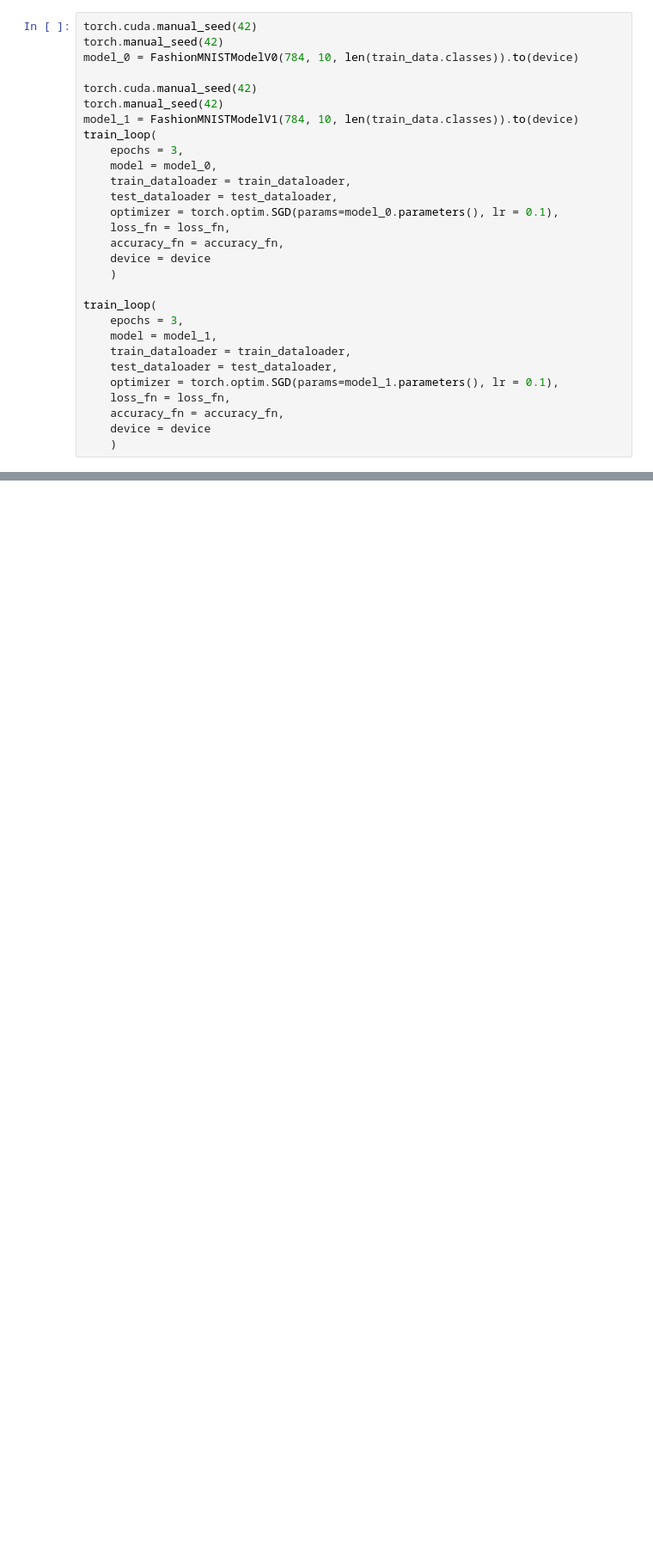
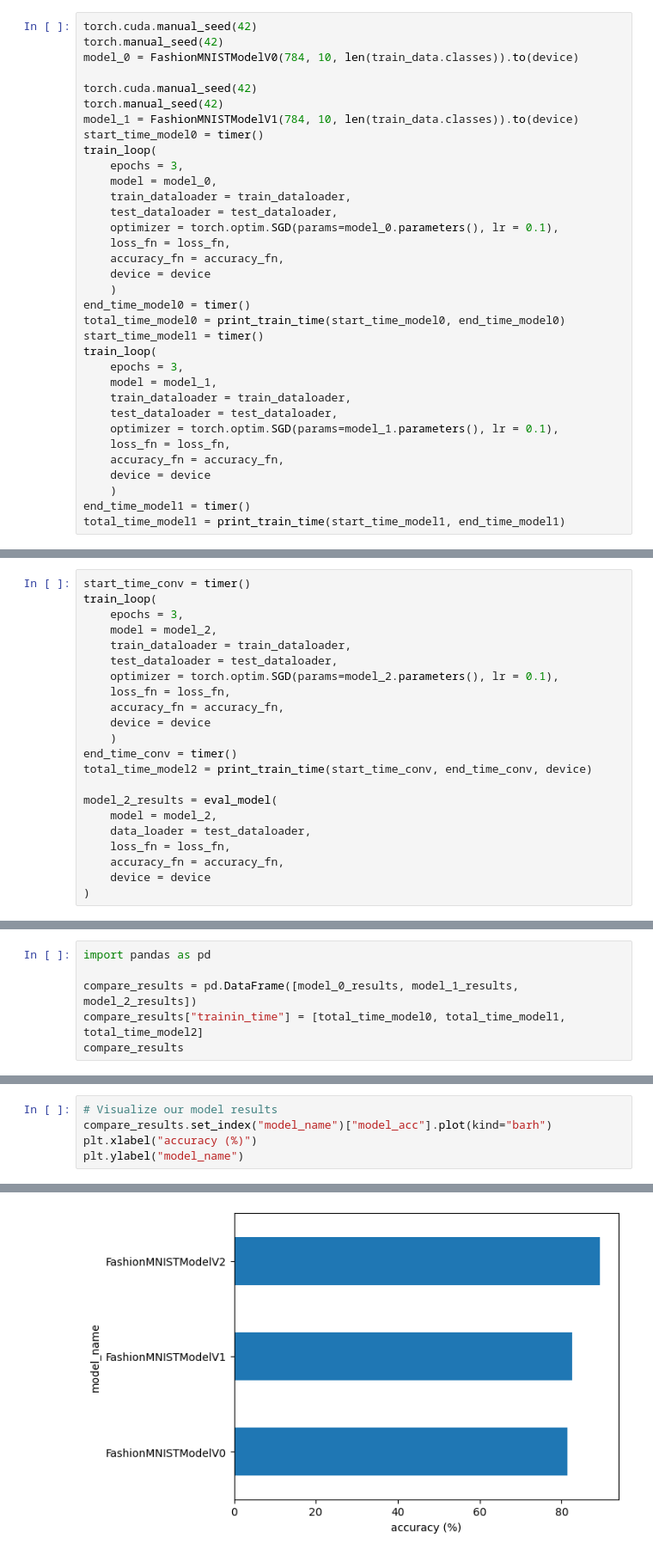
Before and after one commit to AkifPinarci/PyTorch, a Jupyter notebook: Computer Vision/Untitled-1.ipynb, the cells around one changed output, grey strips where cells are left out. Shown at 86% size. Drawn from its saved outputs; the diff is of its cells as text; blank space fills up the shorter version.

Commit message:
Visualization implemented

```diff
--- a/Computer Vision/Untitled-1.ipynb
+++ b/Computer Vision/Untitled-1.ipynb
@@ -447,6 +415,7 @@ model_0 = FashionMNISTModelV0(784, 10, len(train_data.classes)).to(device)
 torch.cuda.manual_seed(42)
 torch.manual_seed(42)
 model_1 = FashionMNISTModelV1(784, 10, len(train_data.classes)).to(device)
+start_time_model0 = timer()
 train_loop(
     epochs = 3,
     model = model_0,
@@ -457,7 +426,9 @@ train_loop(
     accuracy_fn = accuracy_fn,
     device = device
     )
-
+end_time_model0 = timer()
+total_time_model0 = print_train_time(start_time_model0, end_time_model0)
+start_time_model1 = timer()
 train_loop(
     epochs = 3,
     model = model_1,
@@ -468,4 +439,6 @@ train_loop(
     accuracy_fn = accuracy_fn,
     device = device
     )
+end_time_model1 = timer()
+total_time_model1 = print_train_time(start_time_model1, end_time_model1)
 # %% [output]
@@ -567,0 +511,22 @@ import pandas as pd
+# %%
+start_time_conv = timer()
+train_loop(
+    epochs = 3,
+    model = model_2,
+    train_dataloader = train_dataloader,
+    test_dataloader = test_dataloader,
+    optimizer = torch.optim.SGD(params=model_2.parameters(), lr = 0.1),
+    loss_fn = loss_fn,
+    accuracy_fn = accuracy_fn,
+    device = device
+    )
+end_time_conv = timer()
+total_time_model2 = print_train_time(start_time_conv, end_time_conv, device)
+
+model_2_results = eval_model(
+    model = model_2,
+    data_loader = test_dataloader,
+    loss_fn = loss_fn,
+    accuracy_fn = accuracy_fn,
+    device = device
+)
@@ -567,0 +552,6 @@ import pandas as pd
+# %%
+import pandas as pd
+
+compare_results = pd.DataFrame([model_0_results, model_1_results, model_2_results])
+compare_results["trainin_time"] = [total_time_model0, total_time_model1, total_time_model2]
+compare_results
@@ -567,0 +563,6 @@ import pandas as pd
+# %%
+# Visualize our model results
+compare_results.set_index("model_name")["model_acc"].plot(kind="barh")
+plt.xlabel("accuracy (%)")
+plt.ylabel("model_name")
+# %% [output]
@@ -567,0 +570 @@ import pandas as pd
+[figure, added]
```
Also changed, not shown: parts of 15 cells of this notebook.
